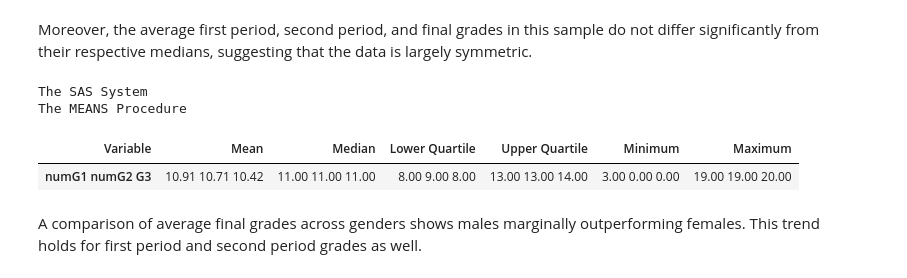
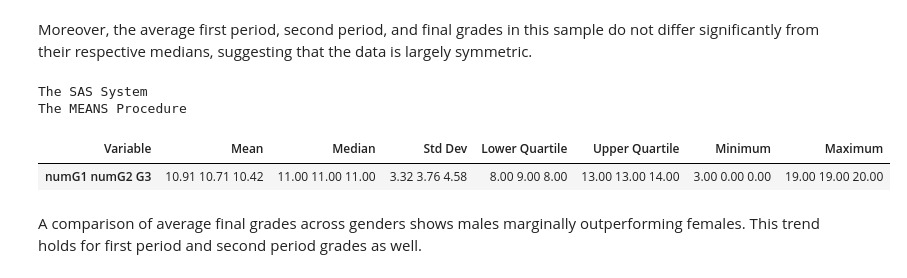
Before and after one commit to scimaksim/NCSU_graduate, a Jupyter notebook: myfolders/ST513/project1/StudentData.ipynb, the cells around one changed output. Cells and saved outputs as stored; diff of their text form; code cells hidden in the pictures.

```diff
--- a/myfolders/ST513/project1/StudentData.ipynb
+++ b/myfolders/ST513/project1/StudentData.ipynb
@@ -75,14 +75,14 @@ RUN;
 Moreover, the average first period, second period, and final grades in this sample do not differ significantly from their respective medians, suggesting that the data is largely symmetric.
 # %%
 *Select statistics for grades regardless of gender;
-PROC MEANS DATA = ST513.RecastStudentData MEAN MEDIAN Q1 Q3 MIN MAX MAXDEC = 2;
+PROC MEANS DATA = ST513.RecastStudentData MEAN MEDIAN STD Q1 Q3 MIN MAX MAXDEC = 2;
   VAR numG1 numG2 G3;
 RUN;
 # %% [output]
 The SAS System
 The MEANS Procedure
-| Variable | Mean | Median | Lower Quartile | Upper Quartile | Minimum | Maximum |
-| numG1 numG2 G3 | 10.91 10.71 10.42 | 11.00 11.00 11.00 | 8.00 9.00 8.00 | 13.00 13.00 14.00 | 3.00 0.00 0.00 | 19.00 19.00 20.00 |
+| Variable | Mean | Median | Std Dev | Lower Quartile | Upper Quartile | Minimum | Maximum |
+| numG1 numG2 G3 | 10.91 10.71 10.42 | 11.00 11.00 11.00 | 3.32 3.76 4.58 | 8.00 9.00 8.00 | 13.00 13.00 14.00 | 3.00 0.00 0.00 | 19.00 19.00 20.00 |
 # %% [markdown]
 A comparison of average final grades across genders shows males marginally outperforming females. This trend holds for first period and second period grades as well.
 # %%
```
Also changed, not shown: parts of 6 cells of this notebook.
